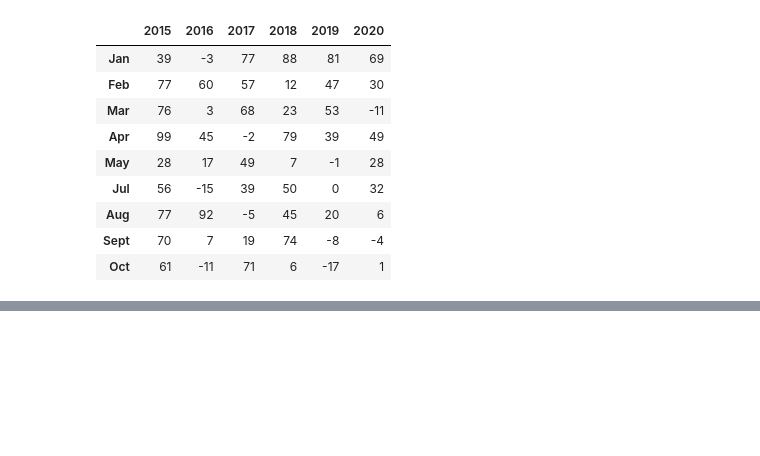
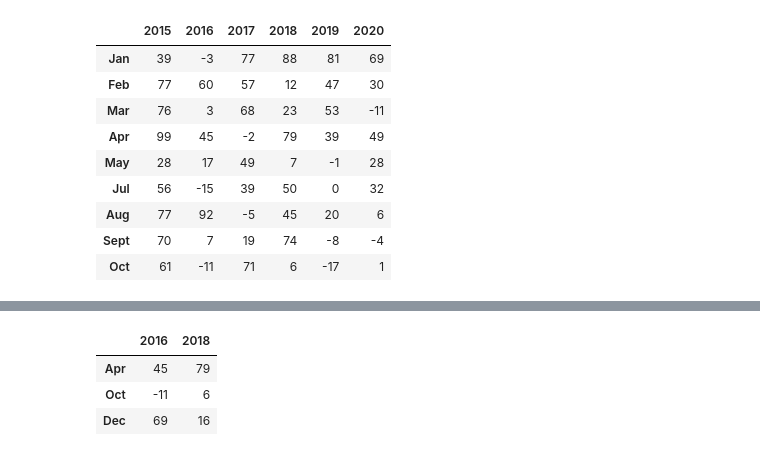
Before and after one commit to TheDarkTrumpet/BAIS-6040-0EXP-spr2021, a Jupyter notebook: Notebooks/Phase 2/05.01.01-Pandas.ipynb, the cells around one changed output, grey strips where cells are left out. Saved outputs shown, nothing was run; the diff lists cells and outputs as text; code cells hidden in the pictures; blank space fills up the shorter version.

```diff
--- a/Notebooks/Phase 2/05.01.01-Pandas.ipynb
+++ b/Notebooks/Phase 2/05.01.01-Pandas.ipynb
@@ -311,0 +394,8 @@ wonkyWeather[(wonkyWeather[2015] > 0)]
+# %%
+# Pull a few months, and a few years
+wonkyWeather.loc[("Apr", "Oct", "Dec"), (2016, 2018)]
+# %% [output]
+|  | 2016 | 2018 |
+| Apr | 45 | 79 |
+| Oct | -11 | 6 |
+| Dec | 69 | 16 |
```
Also changed, not shown: parts of 13 cells of this notebook.
